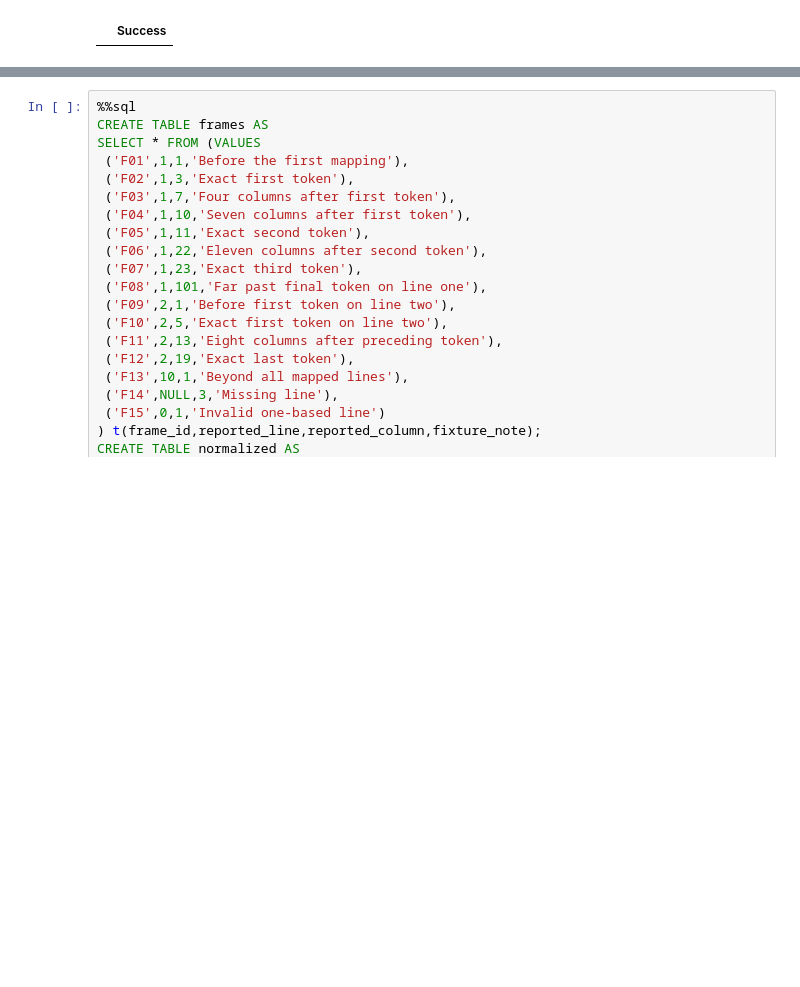
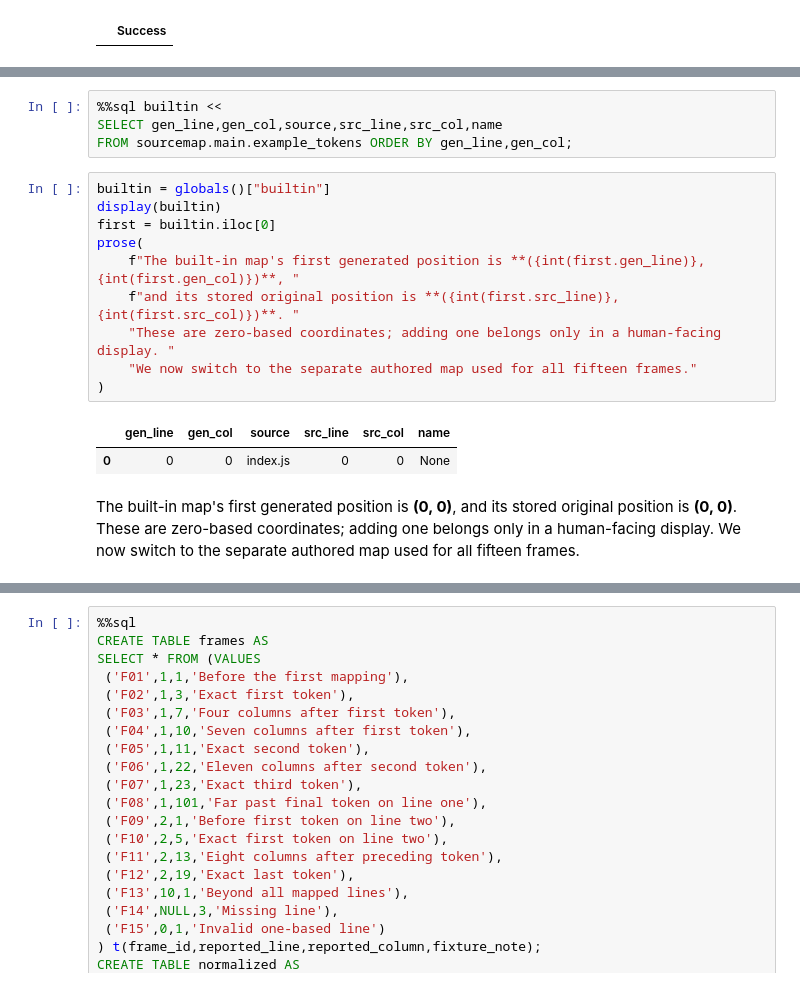
Before and after one commit to Query-farm/vgi-sourcemap, a Jupyter notebook: notebooks/01_a_resolved_frame_still_needs_context.ipynb, the cells around one changed output, grey strips where cells are left out. Drawn from its saved outputs; the diff is of its cells as text; blank space fills up the shorter version.

```diff
--- a/notebooks/01_a_resolved_frame_still_needs_context.ipynb
+++ b/notebooks/01_a_resolved_frame_still_needs_context.ipynb
@@ -69 +79,19 @@ ATTACH 'sourcemap' (TYPE vgi, LOCATION 'github-auto://Query-farm/vgi-sourcemap@v
+# %%
+%%sql builtin <<
+SELECT gen_line,gen_col,source,src_line,src_col,name
+FROM sourcemap.main.example_tokens ORDER BY gen_line,gen_col;
+# %%
+builtin = globals()["builtin"]
+display(builtin)
+first = builtin.iloc[0]
+prose(
+    f"The built-in map's first generated position is **({int(first.gen_line)}, {int(first.gen_col)})**, "
+    f"and its stored original position is **({int(first.src_line)}, {int(first.src_col)})**. "
+    "These are zero-based coordinates; adding one belongs only in a human-facing display. "
+    "We now switch to the separate authored map used for all fifteen frames."
+)
+# %% [output]
+|  | gen_line | gen_col | source | src_line | src_col | name |
+| 0 | 0 | 0 | index.js | 0 | 0 | None |
+The built-in map's first generated position is **(0, 0)**, and its stored original position is **(0, 0)**. These are zero-based coordinates; adding one belongs only in a human-facing display. We now switch to the separate authored map used for all fifteen frames.
 # %% [markdown]
```
Also changed, not shown: parts of 24 cells of this notebook, 12 other files.
